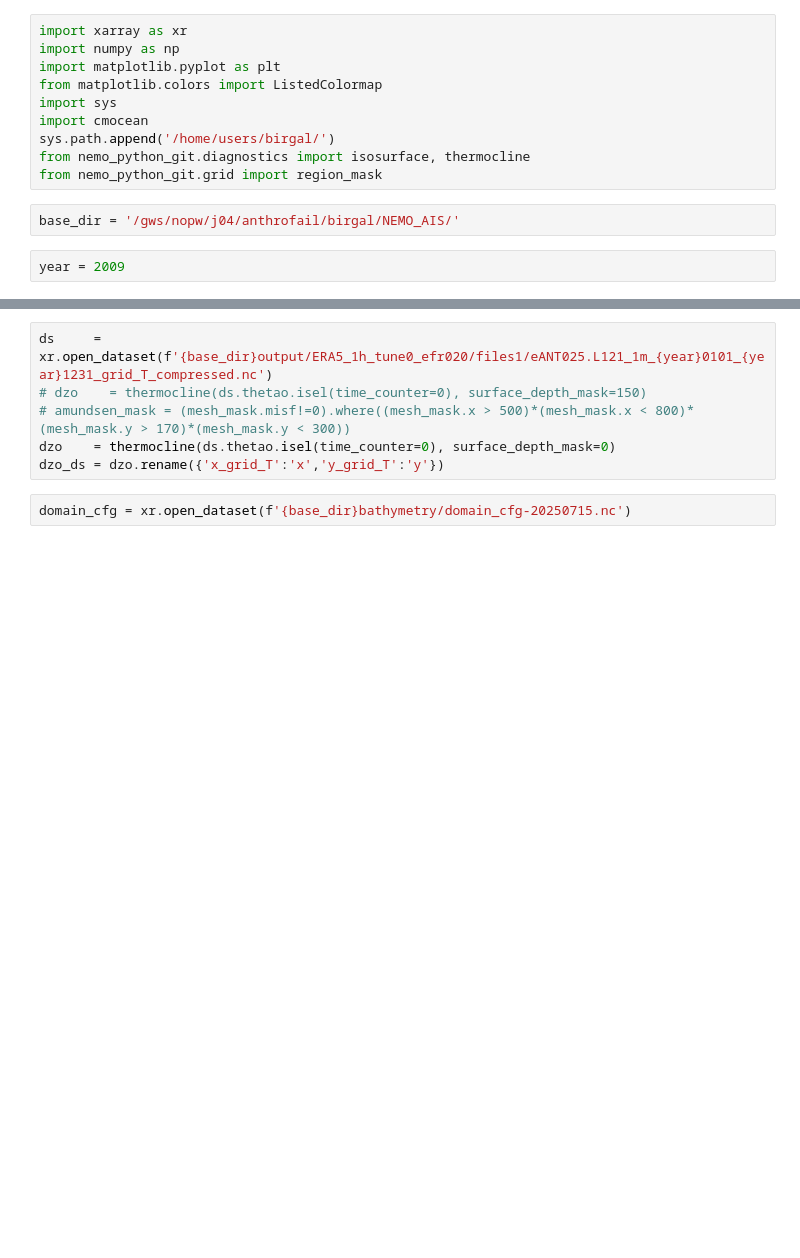
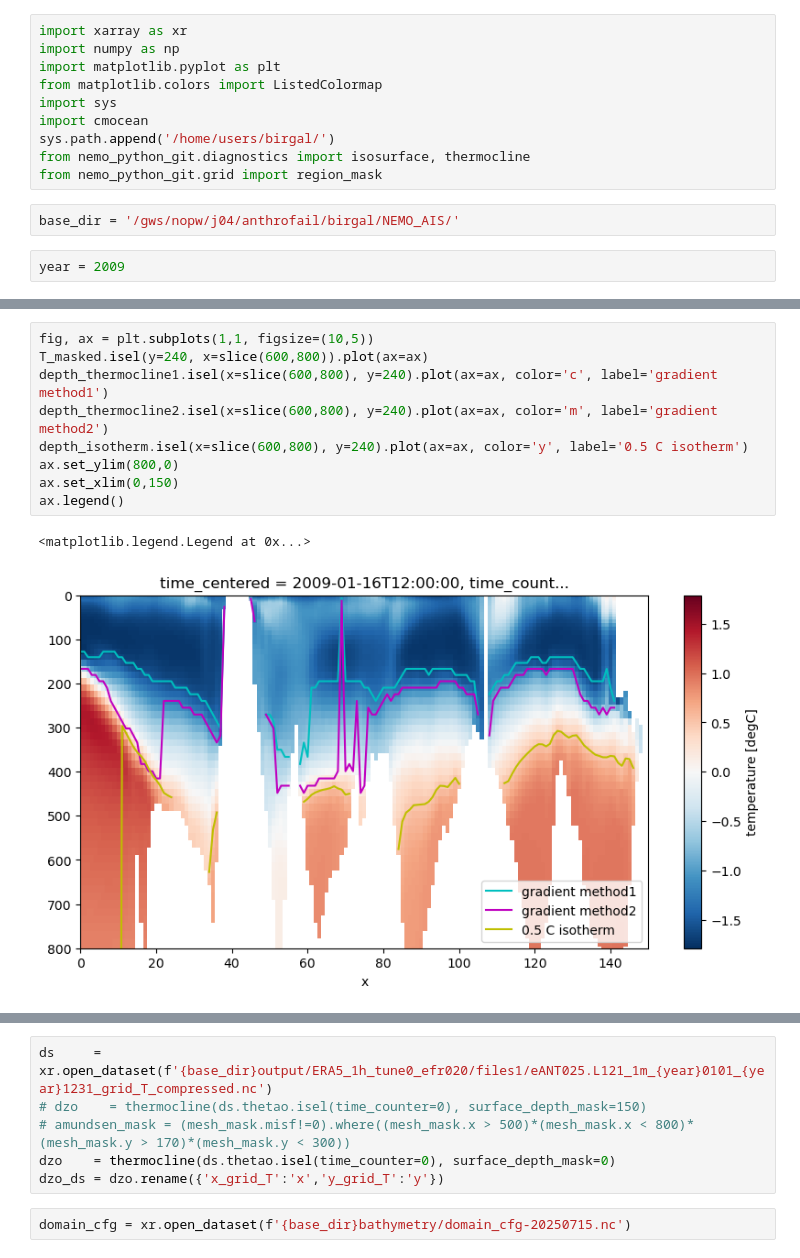
Before and after one commit to brogalla/analysis-birgal, a Jupyter notebook: nemo_config_setup/climate-experiments/CESM2/thermocline_depth_timeseries.ipynb, the cells around one changed output, grey strips where cells are left out. Cells and saved outputs as stored; diff of their text form; blank space fills up the shorter version.

```diff
--- a/nemo_config_setup/climate-experiments/CESM2/thermocline_depth_timeseries.ipynb
+++ b/nemo_config_setup/climate-experiments/CESM2/thermocline_depth_timeseries.ipynb
@@ -23,0 +63,12 @@ depth_isotherm = isosurface(T_masked.isel(time_counter=0), 0.5, dim='deptht')
+# %%
+fig, ax = plt.subplots(1,1, figsize=(10,5))
+T_masked.isel(y=240, x=slice(600,800)).plot(ax=ax)
+depth_thermocline1.isel(x=slice(600,800), y=240).plot(ax=ax, color='c', label='gradient method1')
+depth_thermocline2.isel(x=slice(600,800), y=240).plot(ax=ax, color='m', label='gradient method2')
+depth_isotherm.isel(x=slice(600,800), y=240).plot(ax=ax, color='y', label='0.5 C isotherm')
+ax.set_ylim(800,0)
+ax.set_xlim(0,150)
+ax.legend()
+# %% [output]
+<matplotlib.legend.Legend at 0x...>
+[figure, added]
```
Also changed, not shown: parts of 5 cells of this notebook.
